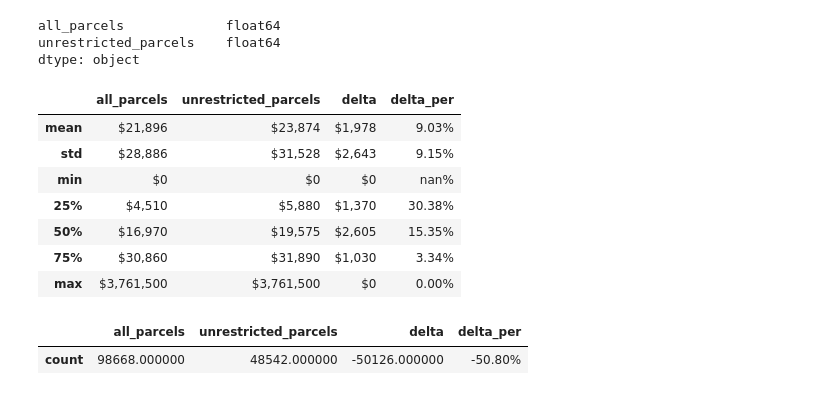
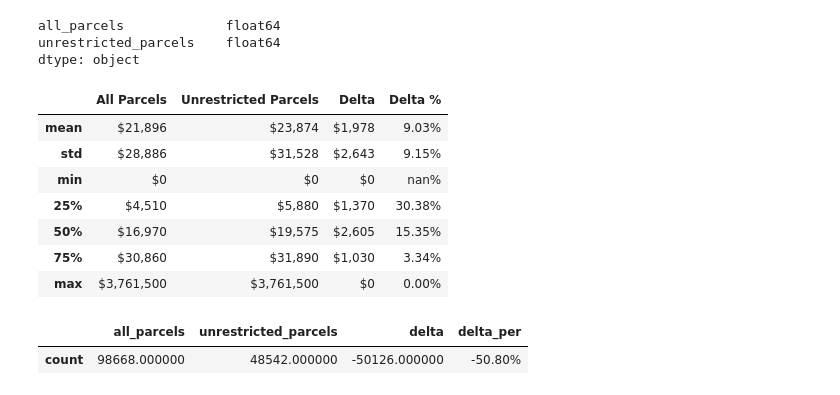
Before and after one commit to PMattox/dsa_masters, a Jupyter notebook: DSA_Capstone/Analysis - Residential Area.ipynb, the cells around one changed output. Drawn from its saved outputs; the diff is of its cells as text; code cells hidden in the pictures.

```diff
--- a/DSA_Capstone/Analysis - Residential Area.ipynb
+++ b/DSA_Capstone/Analysis - Residential Area.ipynb
@@ -222,27 +217,33 @@ all_parcels             float64
 unrestricted_parcels    float64
 dtype: object
 # %%
+# combine summaries into a single dataframe with appropriate column names
+asd_summary = pd.merge(df1, df2, right_index = True, left_index = True)
+asd_summary.columns = ['all_parcels','unrestricted_parcels']
+# asd_summary.dtypes
+
 # compute differncees
 asd_summary['delta'] = asd_summary['unrestricted_parcels'] - asd_summary['all_parcels']
 asd_summary['delta_per'] = asd_summary['delta'] / asd_summary['all_parcels']
 # asd_summary.round(2)
 
 # save counts as their own element
 asd_summary_count = asd_summary[:1]
 asd_summary_count = asd_summary_count.style.format({'delta_per':'{:.2%}'.format})
 
 # drop the non-currency row that we just stored separately
 asd_summary = asd_summary.drop(asd_summary.index[[0]])
 
 # format the numbers for a more intuitive presentation
-asd_summary.style.format({
-    'all_parcels': "${:,.0f}".format,
-    'unrestricted_parcels': "${:,.0f}".format,
-    'delta': "${:,.0f}".format,
-    'delta_per': '{:.2%}'.format
-})
+asd_summary.rename(columns = {'all_parcels':'All Parcels','unrestricted_parcels':'Unrestricted Parcels',
+                              'delta':'Delta','delta_per':'Delta %'}).style.format({
+    'All Parcels': "${:,.0f}".format,
+    'Unrestricted Parcels': "${:,.0f}".format,
+    'Delta': "${:,.0f}".format,
+    'Delta %': '{:.2%}'.format
+}).set_table_styles([dict(selector="th",props=[('max-width', '80px'),('text-align', 'center')])])
 # %% [output]
-|  | all_parcels | unrestricted_parcels | delta | delta_per |
+|  | All Parcels | Unrestricted Parcels | Delta | Delta % |
 | mean | $21,896 | $23,874 | $1,978 | 9.03% |
 | std | $28,886 | $31,528 | $2,643 | 9.15% |
 | min | $0 | $0 | $0 | nan% |
```
Also changed, not shown: parts of 6 cells of this notebook.
